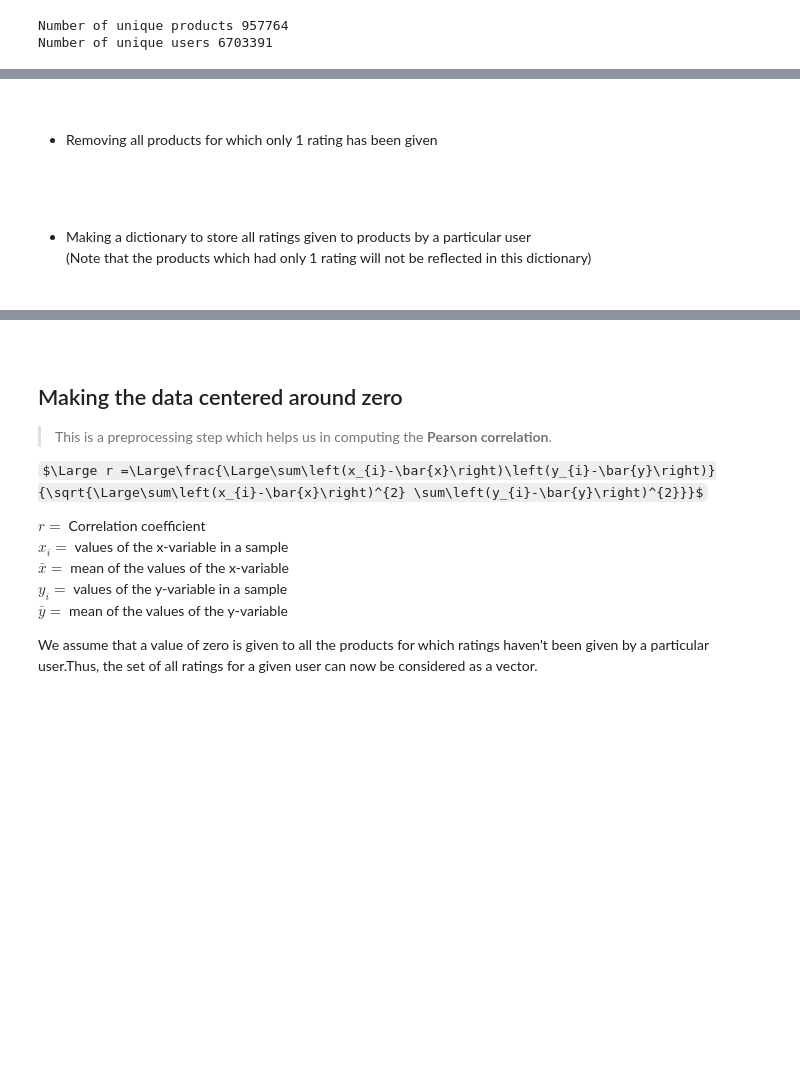
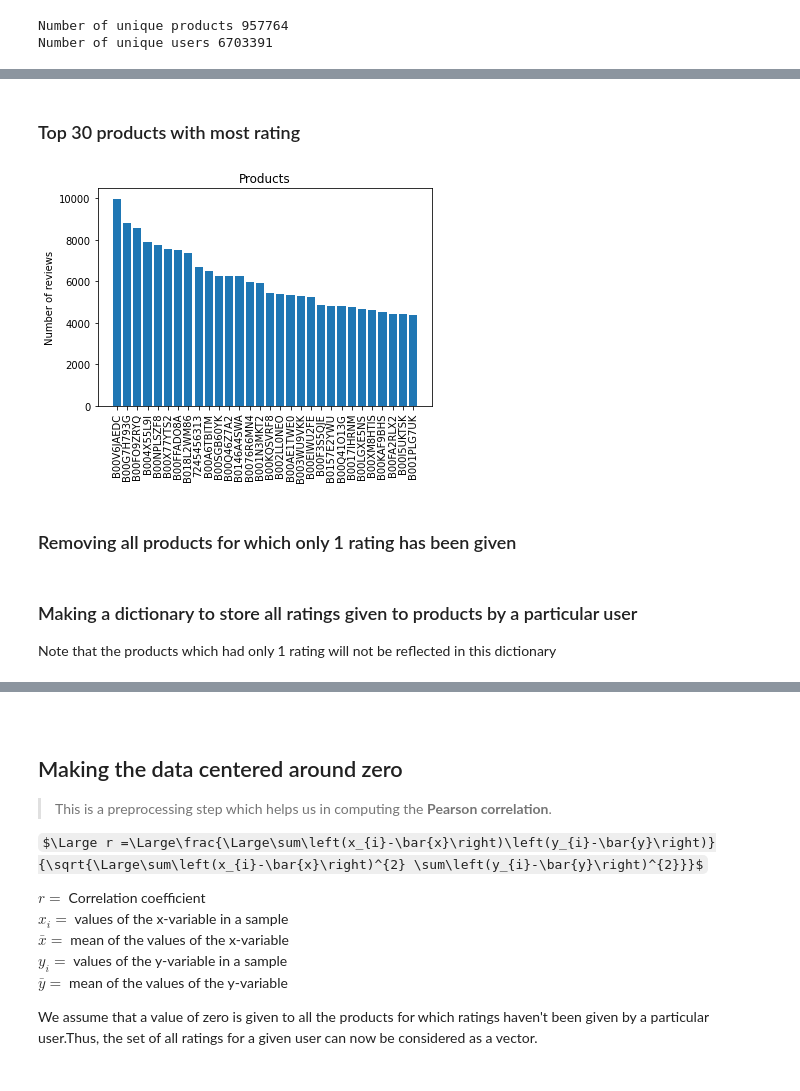
Before and after one commit to ArkiGhosh/Recommendation-System, a Jupyter notebook: RecommendationSystem.ipynb, the cells around one changed output, grey strips where cells are left out. Saved outputs shown, nothing was run; the diff lists cells and outputs as text; code cells hidden in the pictures; some formulas as TeX source; blank space fills up the shorter version.

```diff
--- a/RecommendationSystem.ipynb
+++ b/RecommendationSystem.ipynb
@@ -58,10 +70,29 @@ all_products = defaultdict(dict)
 for ind in sports.itertuples():
     all_products[ind.product_id][ind.reviewerID] = ind.rating
 all_products = dict(all_products)
+# %% [markdown]
+### Top 30 products with most rating
+# %%
+count_prods = []
+for i, val in all_products.items():
+    count_prods.append([len(val), i])
+count_prods = sorted(count_prods, reverse=True)[:30]
+
+number_of_reviews = [i[0] for i in count_prods]
+prod_id = [i[1] for i in count_prods]
+indexes = np.arange(len(number_of_reviews))
+
+plt.bar(indexes, number_of_reviews)
+
+plt.title('Products')
+plt.xticks(indexes, prod_id, rotation='vertical')
+
+plt.ylabel('Number of reviews')
+plt.show()
+# %% [output]
+[figure, added]
 # %% [markdown]
-&nbsp;
-* Removing all products for which only 1 rating has been given
-&nbsp;
+### Removing all products for which only 1 rating has been given
 # %%
 new_all = defaultdict(dict)
 product_id_nottake = set()
@@ -73,10 +104,8 @@ for i, val in all_products.items():
 new_all = dict(new_all)
 all_products = new_all
 # %% [markdown]
-&nbsp;
-* Making a dictionary to store all ratings given to products by a particular user
-(Note that the products which had only 1 rating will not be reflected in this dictionary)
-&nbsp;
+### Making a dictionary to store all ratings given to products by a particular user
+Note that the products which had only 1 rating will not be reflected in this dictionary
 # %%
 all_users = defaultdict(dict)
 for ind in sports.itertuples():
```
Also changed, not shown: parts of 21 cells of this notebook.
